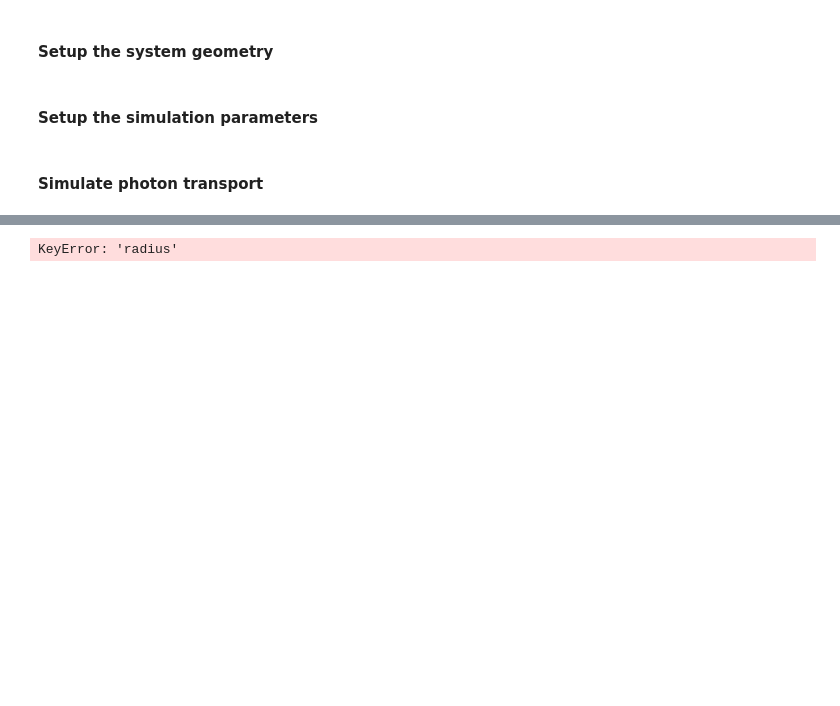
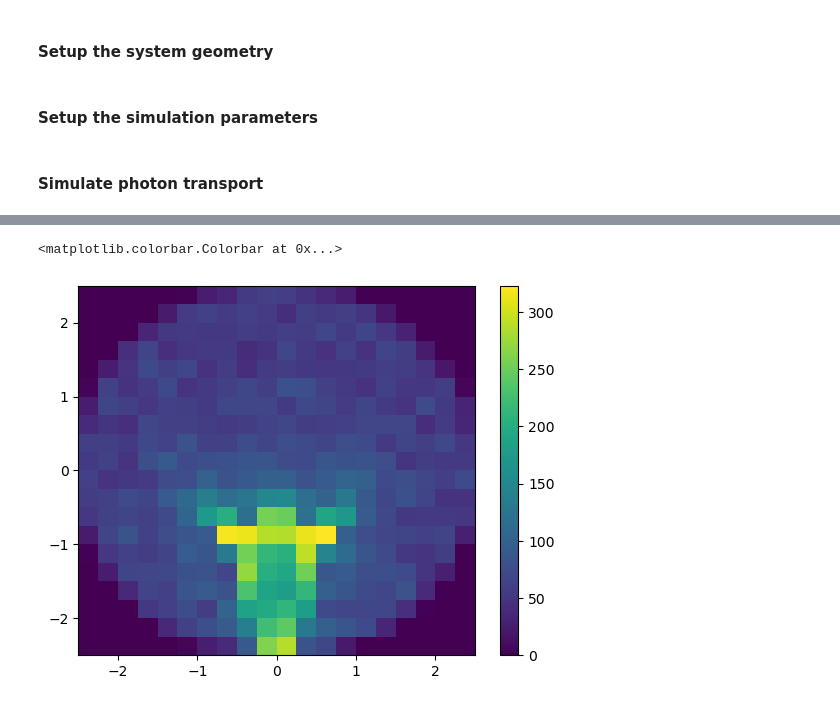
Before and after one commit to acolijn/OptoSim, a Jupyter notebook: notebook/PropagationVerification.ipynb, the cells around one changed output, grey strips where cells are left out. Drawn from its saved outputs; the diff is of its cells as text; code cells hidden in the pictures; blank space fills up the shorter version.

```diff
--- a/notebook/PropagationVerification.ipynb
+++ b/notebook/PropagationVerification.ipynb
@@ -16,7 +16,7 @@ filename = 'testit.json'
 config = {
     "filename": "dummy.hd5f",
     "nevents": 100,
-    "nphoton_per_event": 10000,
+    "nphoton_per_event": 110000,
     "geometry": {
         "radius": 2.5,
         "ztop": 1.0,
@@ -39,6 +39,7 @@ experimental_scatter_model = True # model for scattering from GXe/LXe on PTFE
 # %%
 %%time
 myPhoton = OpticalPhoton(config='testit.json')
+myPhoton.config['n_photon_per_event'] = 10000
 # if you want to compare your result to the no-scatter case
 myPhoton.set_no_scattering(no_scatter)
 # turn ON/OFF the GXe/GXe -> PTFE scattering model
@@ -48,6 +49,7 @@ xb = []
 yb = []
 xt = []
 yt = []
+
 
 for i in range(config['nphoton_per_event']):
     if i%10000 == 0:
@@ -92,9 +95,11 @@ Wall time: 34.1 s
 # %%
-R = config['radius']
+R = config['geometry']['radius']
+a=1
 h2=plt.hist2d(xb,yb,bins=(20,20),range=((-a*R,a*R),(-a*R,a*R)))#, norm=mpl.colors.LogNorm())
 plt.colorbar()
 # %% [output]
-KeyError: 'radius'
+<matplotlib.colorbar.Colorbar at 0x...>
+[figure, added]
 # %%
 h2=plt.hist2d(xt,yt,bins=(20,20),range=((-R,R),(-R,R)))#, norm=mpl.colors.LogNorm())
 plt.colorbar()
```
Also changed, not shown: parts of 5 cells of this notebook, 4 other files.
